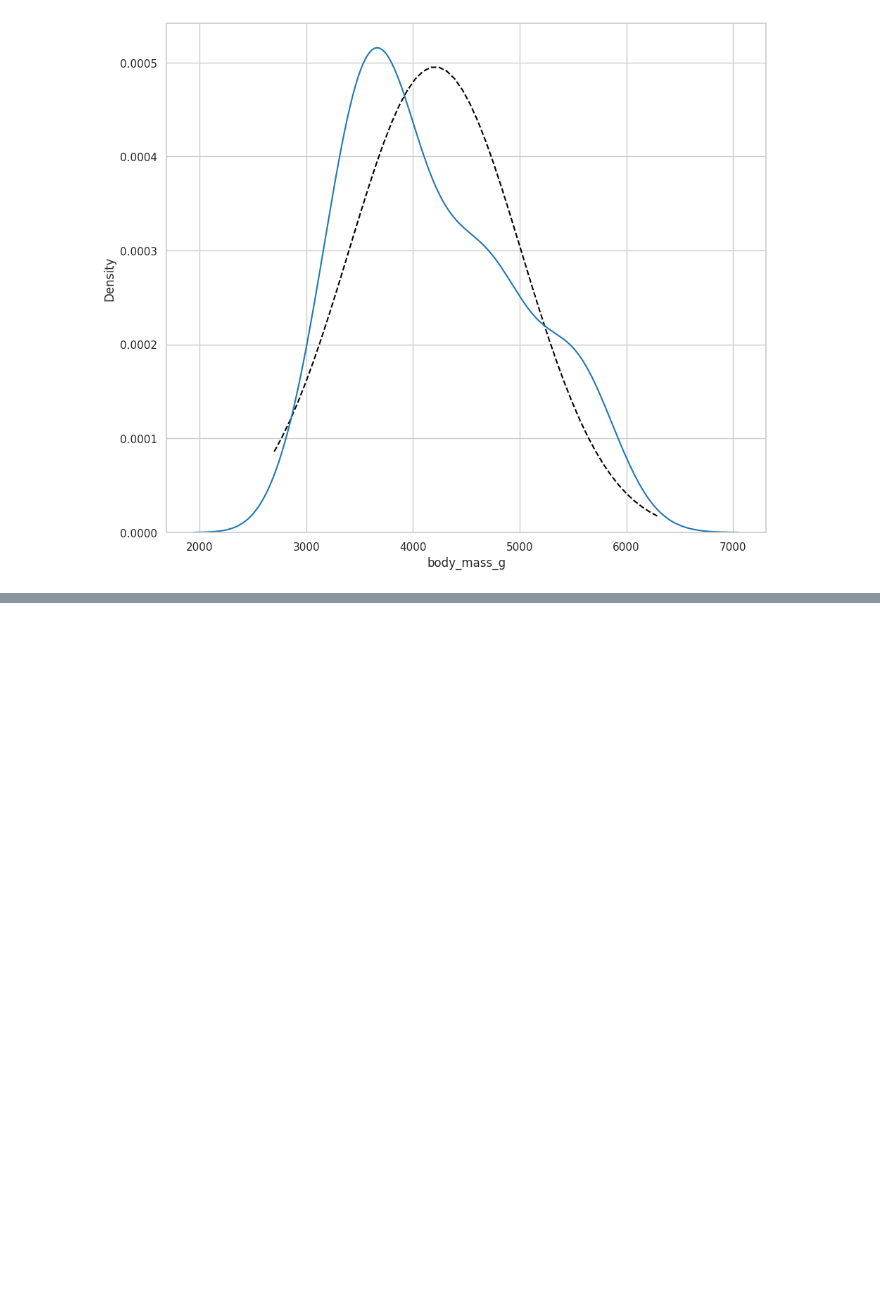
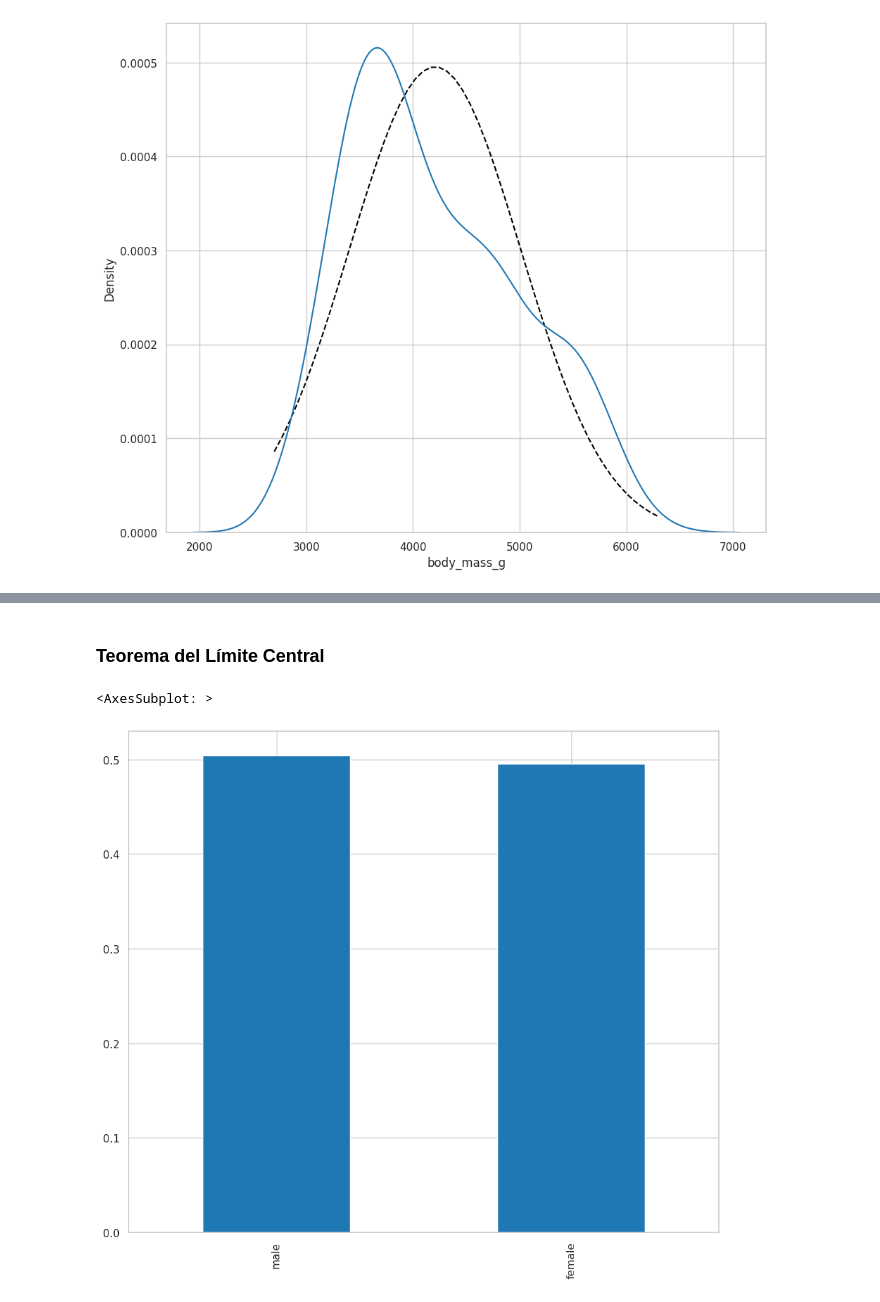
Before and after one commit to electrojam/Curso-de-Analisis-Exploratorio-de-Datos, a Jupyter notebook: 1-conociendo nuestros datos.ipynb, the cells around one changed output, grey strips where cells are left out. Saved outputs shown, nothing was run; the diff lists cells and outputs as text; code cells hidden in the pictures; blank space fills up the shorter version.

```diff
--- a/1-conociendo nuestros datos.ipynb
+++ b/1-conociendo nuestros datos.ipynb
@@ -1036,0 +1086,10 @@ sns.kdeplot(
+# %% [markdown]
+### Teorema del Límite Central
+# %%
+#contamos y Calculamos la proporción (%) de machos y hembras de pinguinos
+#y lo graficamos
+
+processed_penguins_df.sex.value_counts(normalize=True).plot(kind='bar')
+# %% [output]
+<AxesSubplot: >
+[figure, added]
```
Also changed, not shown: parts of 11 cells of this notebook.
